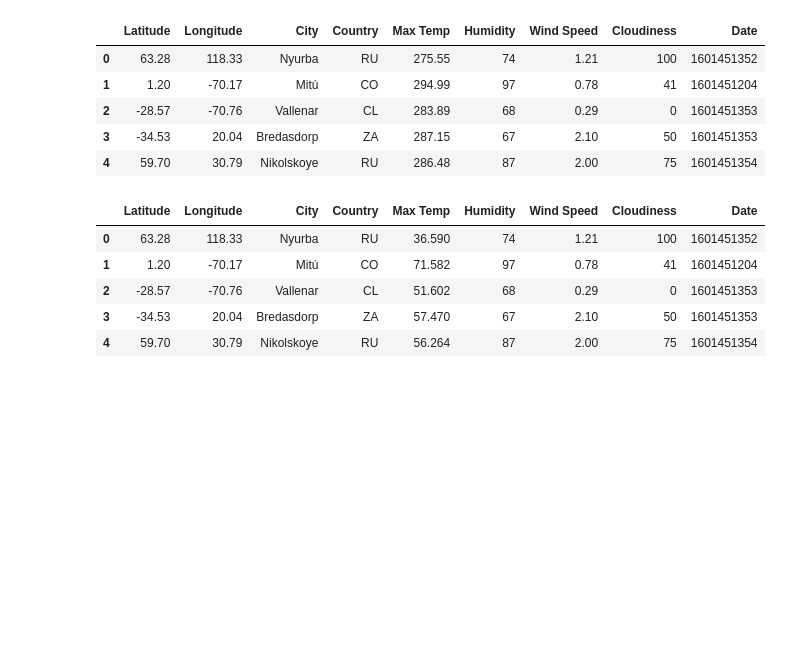
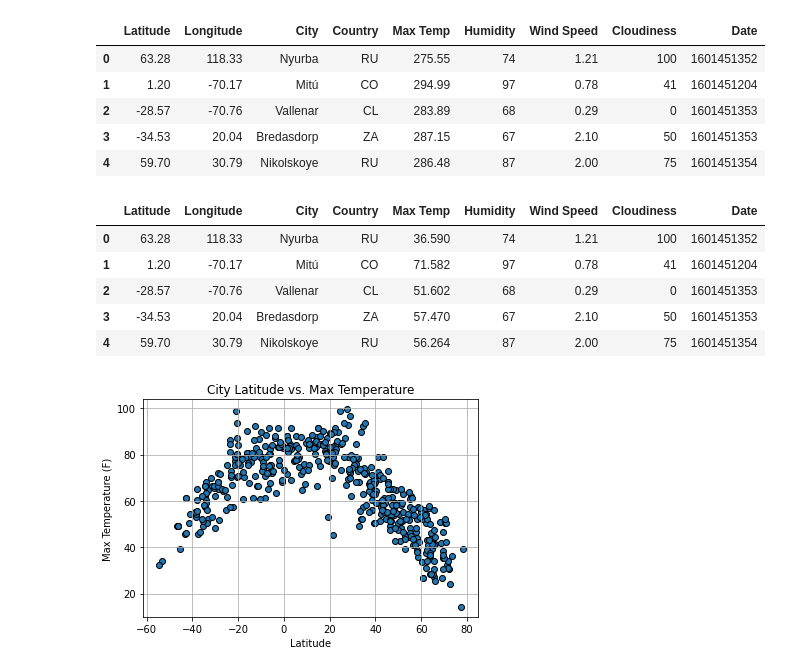
Before and after one commit to LenSin3/python-api-challenge, a Jupyter notebook: WeatherPy/new_weather.ipynb, the cells around one changed output. Drawn from its saved outputs; the diff is of its cells as text; code cells hidden in the pictures; blank space fills up the shorter version.

```diff
--- a/WeatherPy/new_weather.ipynb
+++ b/WeatherPy/new_weather.ipynb
@@ -9,5 +11,5 @@ from config import api_key, API_KEY
 # %%
-points = pd.DataFrame({'lat': (np.random.uniform(-0.9,0.9,1100)*100), 'lon': (np.random.uniform(-1.8,1.8,1100)*100)})
+points = pd.DataFrame({'lat': (np.random.uniform(-0.9,0.9,2000)*100), 'lon': (np.random.uniform(-1.8,1.8,2000)*100)})
 points.head()
 # %% [output]
 |  | lat | lon |
@@ -156,12 +158,15 @@ data_df.head()
 # %%
 # Temperature vs Latitude
 
 fig, ax = plt.subplots()
 
 
-ax.scatter(city_df['Lat'],city_df['Max Temp'],edgecolors='black')
+ax.scatter(data_df['Latitude'], data_df['Max Temp'], edgecolors='black')
 plt.xlabel('Latitude')
 plt.ylabel('Max Temperature (F)')
 ax.set_title('City Latitude vs. Max Temperature')
 plt.grid()
 fig.savefig('latitude_max_temp.png')
+plt.show()
+# %% [output]
+[figure, added]
```
Also changed, not shown: parts of 16 cells of this notebook, 19 other files.
